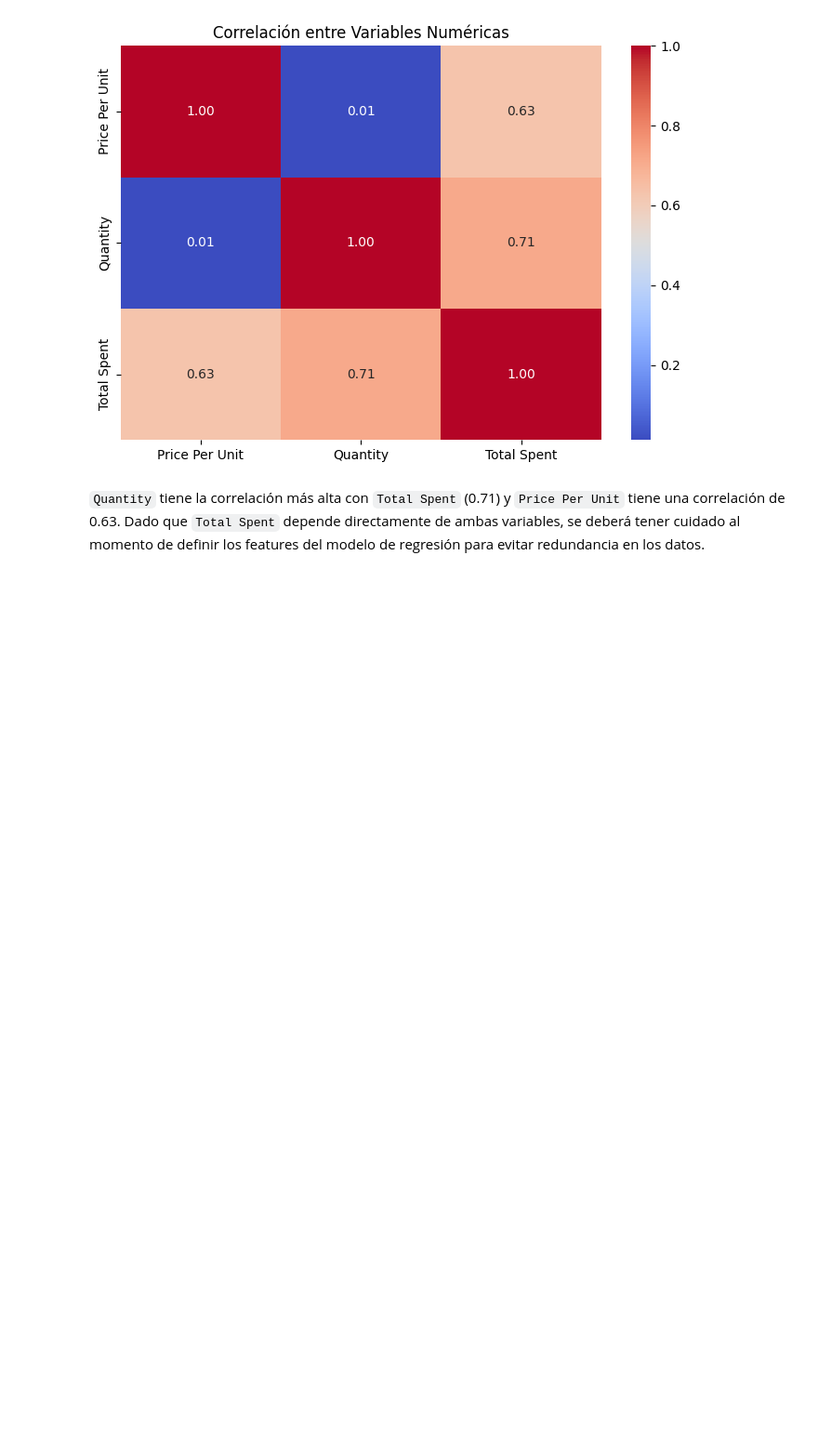
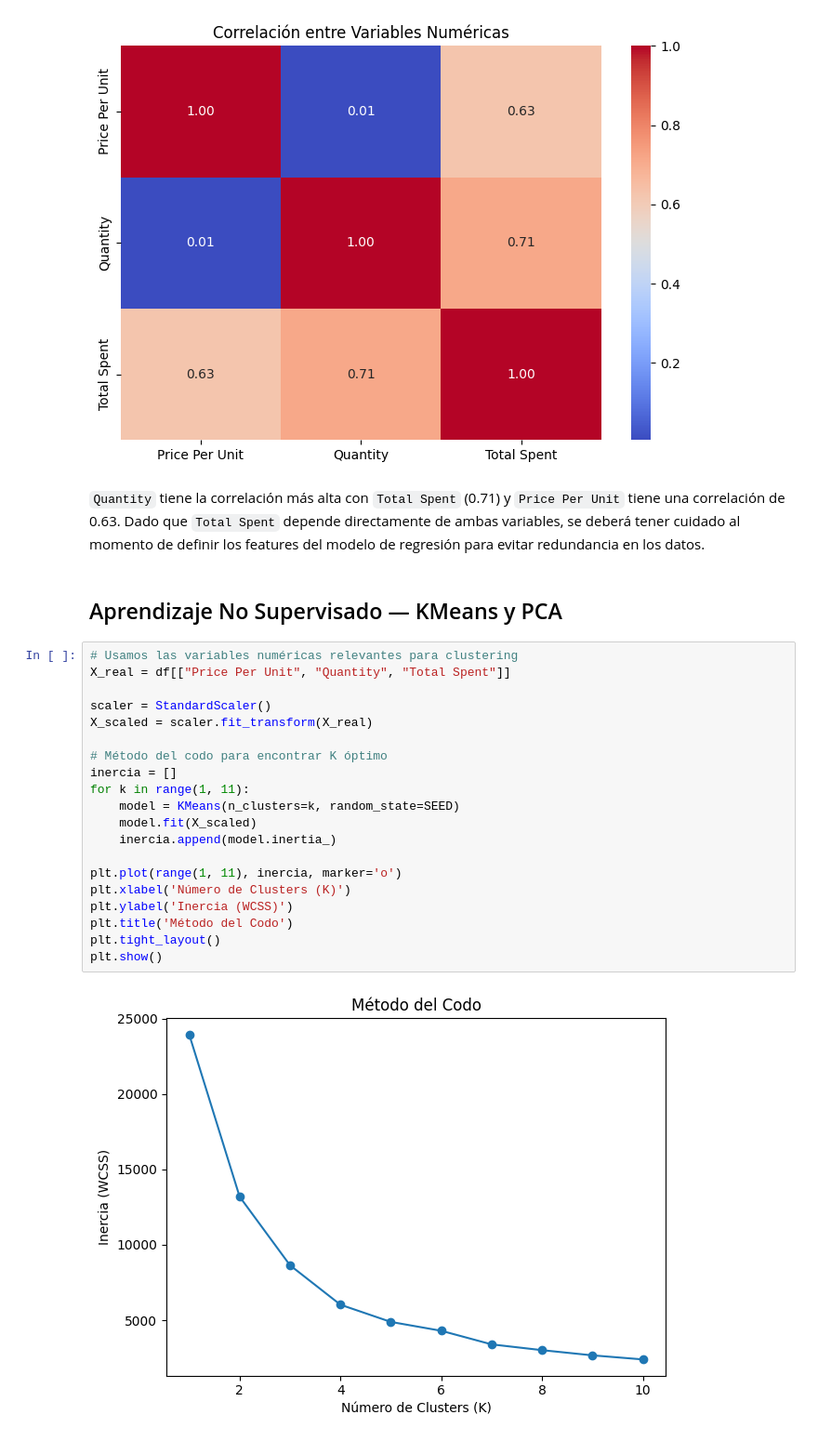
Before and after one commit to igcondor/SCY1101_Analisis_Semestral_2026, a Jupyter notebook: notebooks/01_analisis_exploratorio.ipynb, the cells around one changed output. Shown at 93% size. Cells and saved outputs as stored; diff of their text form; blank space fills up the shorter version.

Commit message:
Entrenamiento no supervisado y pca de rafael agregado

```diff
--- a/notebooks/01_analisis_exploratorio.ipynb
+++ b/notebooks/01_analisis_exploratorio.ipynb
@@ -521,3 +525,27 @@ plt.show()
 tiene una correlación de 0.63. Dado que `Total Spent` depende directamente de ambas
 variables, se deberá tener cuidado al momento de definir los features del modelo
 de regresión para evitar redundancia en los datos.
+# %% [markdown]
+## Aprendizaje No Supervisado — KMeans y PCA
+# %%
+# Usamos las variables numéricas relevantes para clustering
+X_real = df[["Price Per Unit", "Quantity", "Total Spent"]]
+
+scaler = StandardScaler()
+X_scaled = scaler.fit_transform(X_real)
+
+# Método del codo para encontrar K óptimo
+inercia = []
+for k in range(1, 11):
+    model = KMeans(n_clusters=k, random_state=SEED)
+    model.fit(X_scaled)
+    inercia.append(model.inertia_)
+
+plt.plot(range(1, 11), inercia, marker='o')
+plt.xlabel('Número de Clusters (K)')
+plt.ylabel('Inercia (WCSS)')
+plt.title('Método del Codo')
+plt.tight_layout()
+plt.show()
+# %% [output]
+[figure, added]
```
Also changed, not shown: parts of 18 cells of this notebook.
